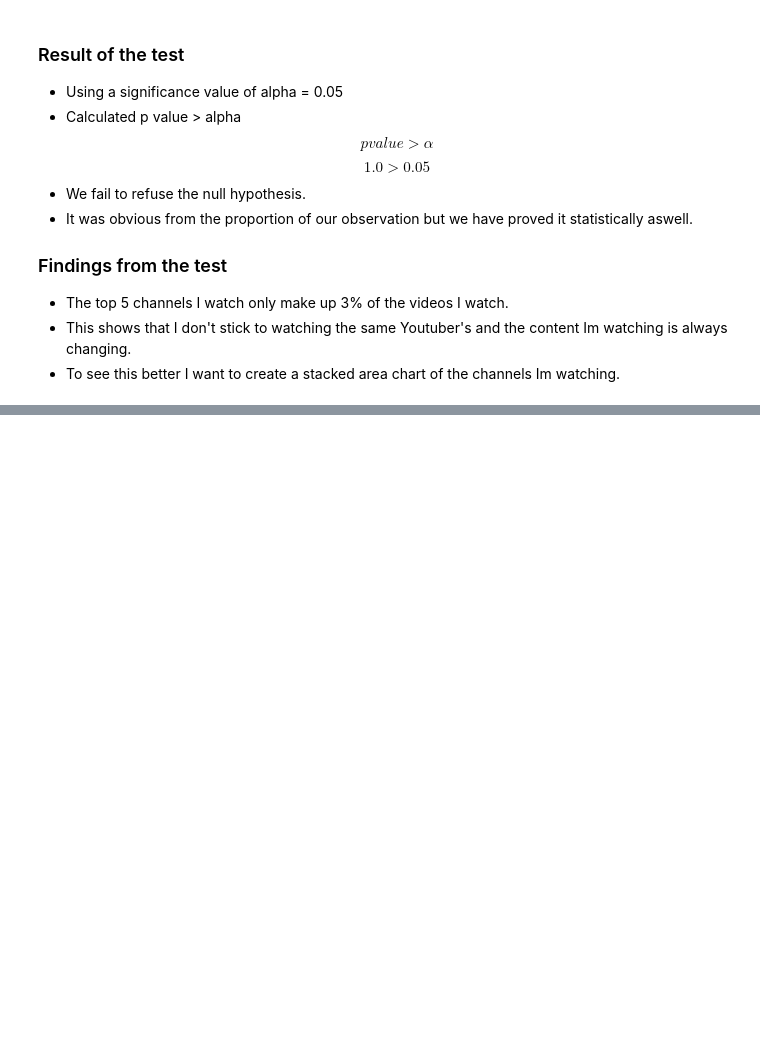
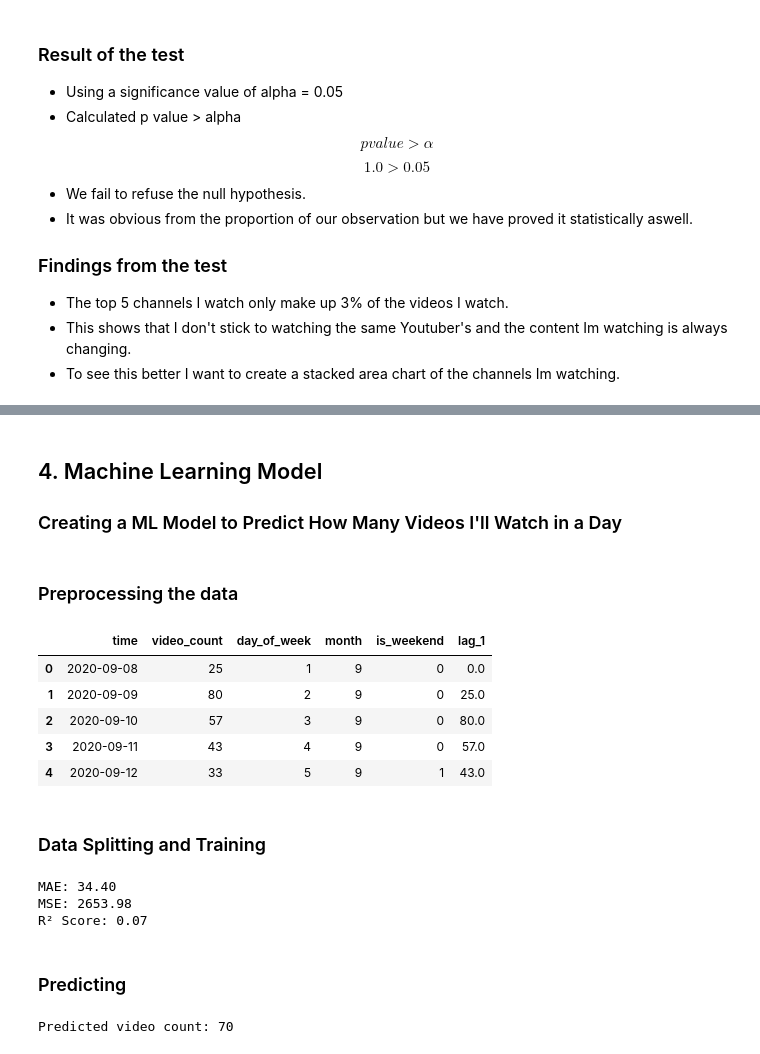
Before and after one commit to ddsdAlp/dsa210_project, a Jupyter notebook: dsa210_termProject.ipynb, the cells around one changed output, grey strips where cells are left out. Drawn from its saved outputs; the diff is of its cells as text; code cells hidden in the pictures; blank space fills up the shorter version.

```diff
--- a/dsa210_termProject.ipynb
+++ b/dsa210_termProject.ipynb
@@ -285,0 +309,62 @@ KeyboardInterrupt:
+# %% [markdown]
+## 4. Machine Learning Model
+### Creating a ML Model to Predict How Many Videos I'll Watch in a Day
+# %% [markdown]
+### Preprocessing the data
+# %%
+daily_data = df.groupby(df['time'].dt.date).size().reset_index(name = 'video_count')
+
+# creating different features
+daily_data['day_of_week'] = pd.to_datetime(daily_data['time']).dt.dayofweek
+daily_data['month'] = pd.to_datetime(daily_data['time']).dt.month
+daily_data['is_weekend'] = daily_data['day_of_week'].isin([5, 6]).astype(int)
+
+# feature to keep track of the previous day's video count
+daily_data['lag_1'] = daily_data['video_count'].shift(1).fillna(0)
+
+daily_data.head()
+# %% [output]
+|  | time | video_count | day_of_week | month | is_weekend | lag_1 |
+| 0 | 2020-09-08 | 25 | 1 | 9 | 0 | 0.0 |
+| 1 | 2020-09-09 | 80 | 2 | 9 | 0 | 25.0 |
+| 2 | 2020-09-10 | 57 | 3 | 9 | 0 | 80.0 |
+| 3 | 2020-09-11 | 43 | 4 | 9 | 0 | 57.0 |
+| 4 | 2020-09-12 | 33 | 5 | 9 | 1 | 43.0 |
+# %% [markdown]
+### Data Splitting and Training
+# %%
+# splitting the data
+X = daily_data[['day_of_week', 'month', 'is_weekend', 'lag_1']]
+y = daily_data['video_count']
+X_train, X_test, y_train, y_test = train_test_split(X, y, test_size=0.2, random_state=42)
+
+# training
+model = RandomForestRegressor(random_state=42)
+model.fit(X_train, y_train)
+
+y_pred = model.predict(X_test)
+print(f"MAE: {mean_absolute_error(y_test, y_pred):.2f}")
+print(f"MSE: {mean_squared_error(y_test, y_pred):.2f}")
+print(f"R² Score: {r2_score(y_test, y_pred):.2f}")
+# %% [output]
+MAE: 34.40
+MSE: 2653.98
+R² Score: 0.07
+# %% [markdown]
+### Predicting
+# %%
+day = input("Enter the day of the week (0-6): ")
+month = input("Enter the month (1-12): ")
+is_weekend = input("Is it a weekend? (0 or 1): ")
+lag_1 = input("Enter the number of videos watched the previous day: ")
+
+future_data = pd.DataFrame({
+    'day_of_week': [day],
+    'month': [month],
+    'is_weekend': [is_weekend],
+    'lag_1': [lag_1]
+})
+future_prediction = model.predict(future_data)
+print(f"Predicted video count: {future_prediction[0]:.0f}")
+# %% [output]
+Predicted video count: 70
```
Also changed, not shown: parts of 3 cells of this notebook.
